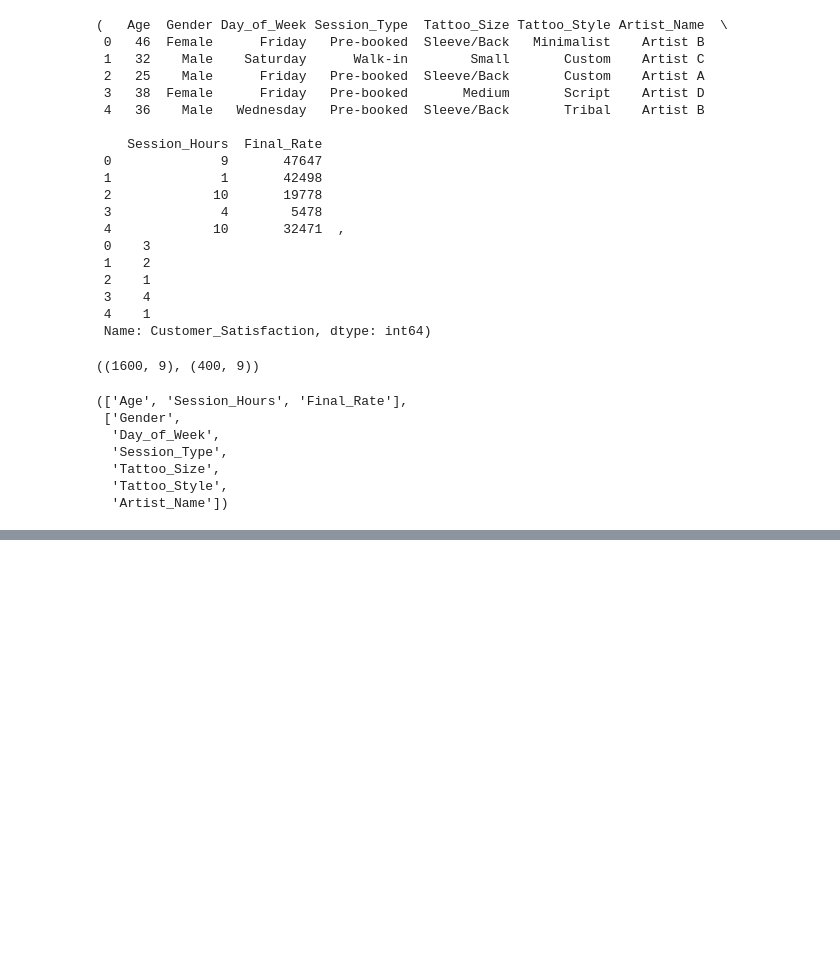
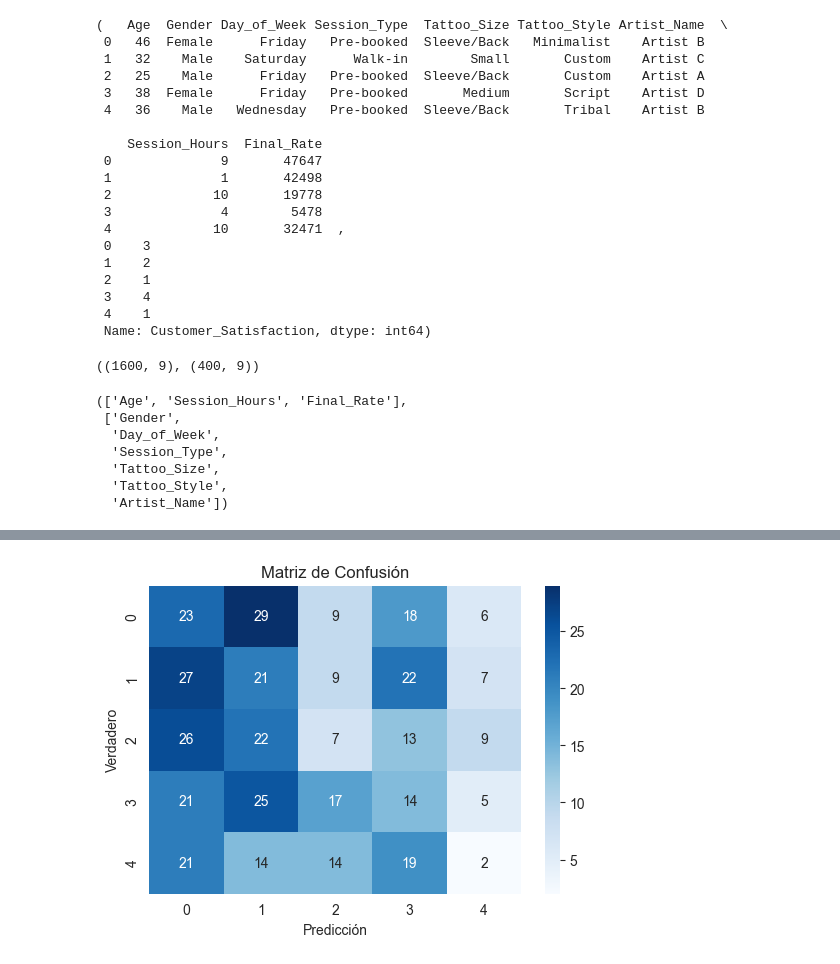
Before and after one commit to pauarsu/tattoo-studio-analysis, a Jupyter notebook: notebook/modelado.ipynb, the cells around one changed output, grey strips where cells are left out. Saved outputs shown, nothing was run; the diff lists cells and outputs as text; code cells hidden in the pictures; blank space fills up the shorter version.

Commit message:
reestructuración del aprendizaje en la predicción

```diff
--- a/notebook/modelado.ipynb
+++ b/notebook/modelado.ipynb
@@ -69,3 +72,19 @@ columnas_numericas, columnas_categoricas
   'Tattoo_Size',
   'Tattoo_Style',
   'Artist_Name'])
+# %%
+preprocesamiento = ColumnTransformer(
+    transformers=[
+        ("cat", OneHotEncoder(handle_unknown="ignore"), columnas_categoricas),
+        ("num", StandardScaler(), columnas_numericas)
+    ]
+)
+# %%
+from sklearn.linear_model import LogisticRegression
+
+modelo = Pipeline(steps=[
+    ("preprocesamiento", preprocesamiento),
+    ("clf", LogisticRegression(max_iter=200))
+])
+# %%
+modelo.fit(X_train, y_train)
@@ -71,0 +104,5 @@ columnas_numericas, columnas_categoricas
+# %%
+y_pred = modelo.predict(X_test)
+
+print("🔹 Accuracy:", accuracy_score(y_test, y_pred))
+print("\n🔹 Reporte de clasificación:\n", classification_report(y_test, y_pred))
@@ -71,0 +124,12 @@ columnas_numericas, columnas_categoricas
+# %%
+
+cm = confusion_matrix(y_test, y_pred)
+
+plt.figure(figsize=(6,4))
+sns.heatmap(cm, annot=True, fmt="d", cmap="Blues")
+plt.title("Matriz de Confusión")
+plt.xlabel("Predicción")
+plt.ylabel("Verdadero")
+plt.show()
+# %% [output]
+[figure, added]
```
Also changed, not shown: parts of 4 cells of this notebook.
